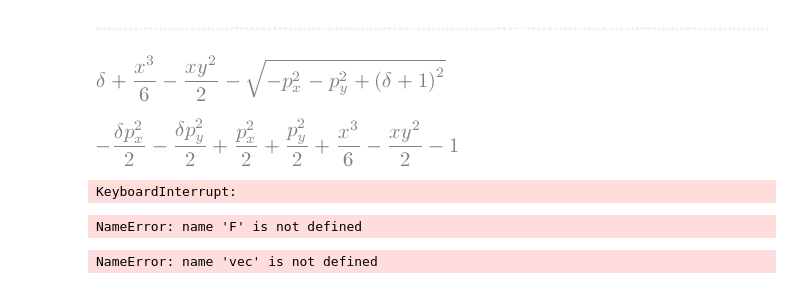
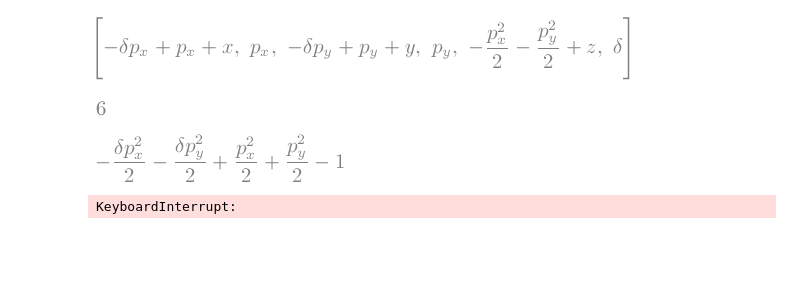
Before and after one commit to jernejfrank/LieTrafoAlg, a Jupyter notebook: Taylor_to_Weigths.ipynb, the cells around one changed output. Saved outputs shown, nothing was run; the diff lists cells and outputs as text; code cells hidden in the pictures; blank space fills up the shorter version.

Commit message:
some interesting island analysis if we expand drift to higher order and have dispersion

```diff
--- a/Taylor_to_Weigths.ipynb
+++ b/Taylor_to_Weigths.ipynb
@@ -20,7 +20,7 @@ import operator
 def prod(iterable):
     return reduce(operator.mul, iterable, 1)
 # %%
-sym_x, sym_y, sym_z, sym_px, sym_py, sym_pz = sympy.symbols('x y z p_x p_y \delta')
+sym_x, sym_y, sym_z, sym_px, sym_py, sym_pz, sym_beta, sym_k = sympy.symbols('x y z p_x p_y \delta beta k_Q')
 # %%
 class LieOperator(Expr):
     '''
@@ -474,26 +474,39 @@ def taylor_to_weight_mat(_taylor):
         W.append(w_sub.T)
 
     return W
-# %%
-i_coord = [sym_x,sym_y,sym_z]
-i_mom = [sym_px,sym_py,sym_pz]
-
-_ftemp = sym_pz - sqrt((1 + sym_pz) ** 2 - sym_px ** 2 - sym_py ** 2) + sympy.Rational(1,6) * (sym_x** 3 - 3 * sym_x * sym_y ** 2)
-_epstemp = sympy.symbols('e')
-
-H = _ftemp.subs(sym_px,sym_px*_epstemp).subs(sym_py,sym_py*_epstemp).subs(sym_pz,sym_pz*_epstemp).subs(sym_x,sym_x*_epstemp).subs(sym_y,sym_y*_epstemp).series(_epstemp,n=4).removeO().subs(_epstemp,1)
-
-Lh = LieOperator(-H,i_coord,i_mom)
-taylor_vector = taylorize(Lh,5)
-taylor_vector
-# %% [output]
-[figure, removed]
-# %%
-_ftemp
-# %% [output]
-[figure, removed]
-# %%
-H
-# %% [output]
-[figure, removed]
+# %%
+i_coord = [sym_x,sym_y,sym_z]
+i_mom = [sym_px,sym_py,sym_pz]
+
+
+_epstemp = sympy.symbols('e')
+approx_degree = 4
+approx_degree_quad = 3
+
+full_drift = sym_pz/sym_beta - sqrt((1/sym_beta + sym_pz)**2 - (sym_px ** 2 + sym_py ** 2) + 1 - 1/sym_beta**2)
+arg = (1/sym_beta + sym_pz)**2 - (sym_px ** 2 + sym_py ** 2) + 1 - 1/sym_beta**2
+sub0 = list(zip([sym_px,sym_py,sym_pz],[_epstemp*sym_px,_epstemp*sym_py,_epstemp*sym_pz]))
+HD = sym_pz/sym_beta - sympy.series(sqrt(sympy.simplify(arg)).subs(sub0),_epstemp,0,approx_degree).removeO().subs(_epstemp,1)
+HQ = sym_pz/sym_beta - sympy.series(sqrt(sympy.simplify(arg)).subs(sub0),_epstemp,0,approx_degree_quad).removeO().subs(_epstemp,1)
+drift_sr = HD.subs(sym_beta,1)
+quad_sr = HQ.subs(sym_beta,1) + sym_k*(sym_x**2 - sym_y**2)/2
+
+
+H_drift = drift_sr
+H_quad = quad_sr
+
+
+Lh = LieOperator(-H_drift,i_coord,i_mom)
+taylor_vector = taylorize(Lh,5)
+taylor_vector
+# %% [output]
+[figure, added]
+# %%
+len(taylor_vector)
+# %% [output]
+[figure, added]
+# %%
+H_drift
+# %% [output]
+[figure, added]
 # %%
@@ -502,14 +515,2 @@ F
 # %% [output]
 KeyboardInterrupt:
-# %%
-coord = [sym_x,sym_px,sym_y,sym_py,sym_z,sym_pz]
-lie_f2 = F[0]
-lie_f3 = LieOperator(-F[1],i_coord, i_mom)
-lie_f4 = LieOperator(-F[2],i_coord, i_mom)
-vec = np.dot(lie_f2,coord)
-# %% [output]
-NameError: name 'F' is not defined
-# %%
-vec
-# %% [output]
-NameError: name 'vec' is not defined
```
Also changed, not shown: parts of 14 cells of this notebook, 1 other file.
